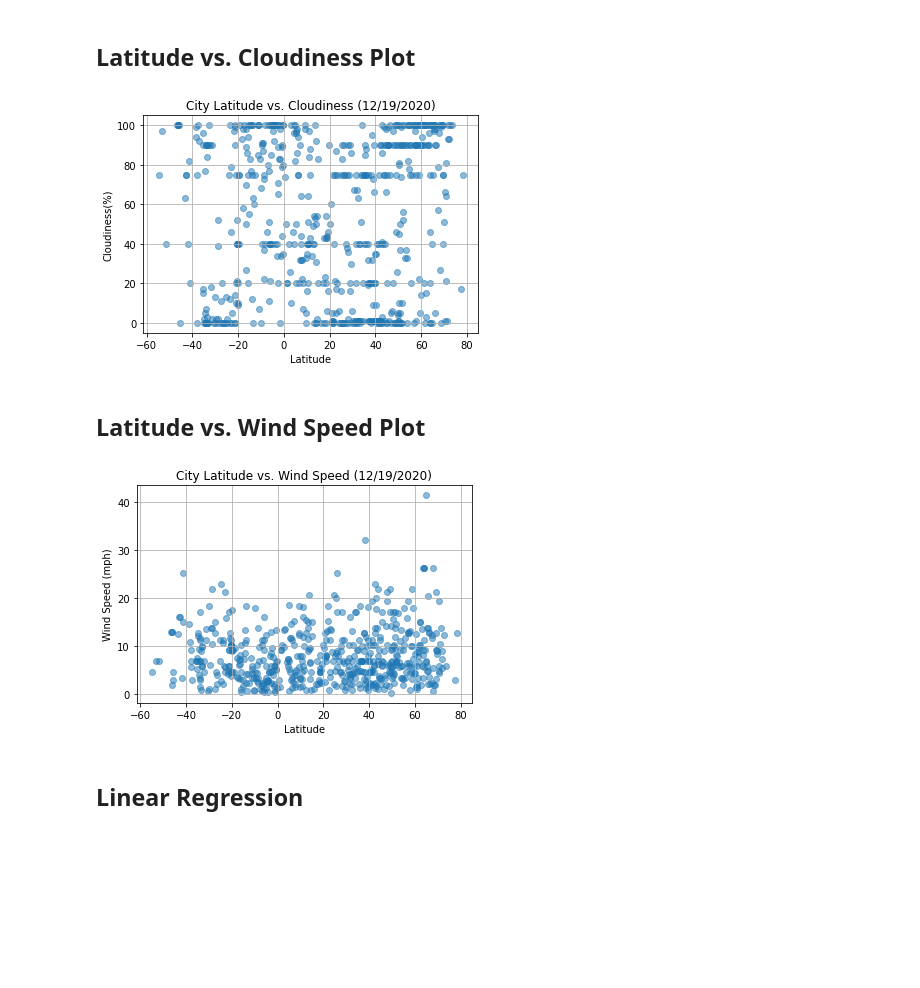
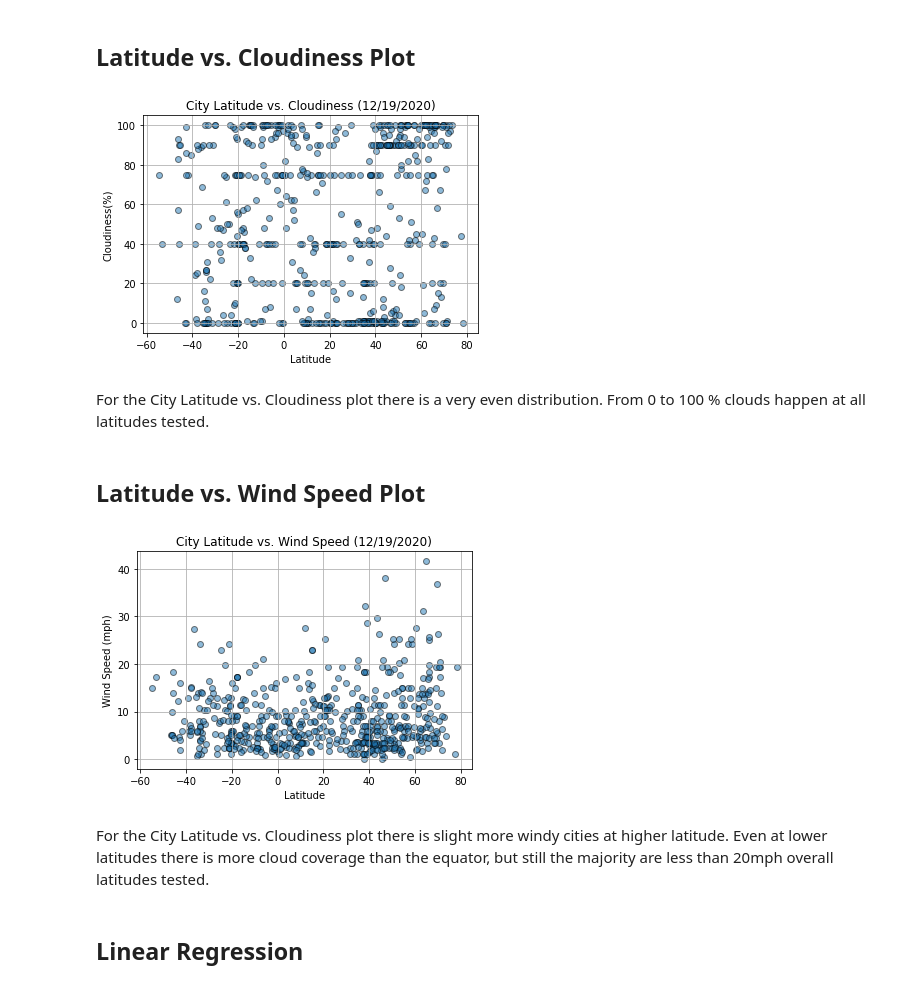
Before and after one commit to FAufenger/Python-API-Weather, a Jupyter notebook: WeatherPY/WeatherPy.ipynb, the cells around one changed output. Cells and saved outputs as stored; diff of their text form; code cells hidden in the pictures; blank space fills up the shorter version.

```diff
--- a/WeatherPY/WeatherPy.ipynb
+++ b/WeatherPY/WeatherPy.ipynb
@@ -247,25 +252,27 @@ plt.show()
 # %%
 x_values = city_weather_df['Latitude']
 y_values = city_weather_df['Cloudiness']
 
-plt.scatter(x_values, y_values, alpha=0.5)
+plt.scatter(x_values, y_values, alpha=0.5, edgecolor='black')
 plt.title(f'City Latitude vs. Cloudiness ({today})')
 plt.xlabel('Latitude')
 plt.ylabel('Cloudiness(%)')
 plt.grid()
 
 plt.savefig("output_data/LatitudeVsCloudinessPlot.png")
 
 plt.show()
 # %% [output]
-[figure, old version]
+[figure, new version]
+# %% [markdown]
+For the City Latitude vs. Cloudiness plot there is a very even distribution. From 0 to 100 % clouds happen at all latitudes tested.
 # %% [markdown]
 ## Latitude vs. Wind Speed Plot
 # %%
 x_values = city_weather_df['Latitude']
 y_values = city_weather_df['Wind Speed']
 
-plt.scatter(x_values, y_values, alpha=0.5)
+plt.scatter(x_values, y_values, alpha=0.5, edgecolor='black')
 plt.title(f'City Latitude vs. Wind Speed ({today})')
 plt.xlabel('Latitude')
 plt.ylabel('Wind Speed (mph)')
@@ -273,9 +280,11 @@ plt.grid()
 
 plt.savefig("output_data/LatitudeVsWindSpeedPlot.png")
 
-plt.show()
+plt.show()City Latitude vs. Wind Speed
 # %% [output]
-[figure, old version]
+[figure, new version]
+# %% [markdown]
+For the City Latitude vs. Cloudiness plot there is slight more windy cities at higher latitude. Even at lower latitudes there is more cloud coverage than the equator, but still the majority are less than 20mph overall latitudes tested.
 # %% [markdown]
 ## Linear Regression
 # %% [markdown]
```
Also changed, not shown: parts of 9 cells of this notebook, 6 other files.
